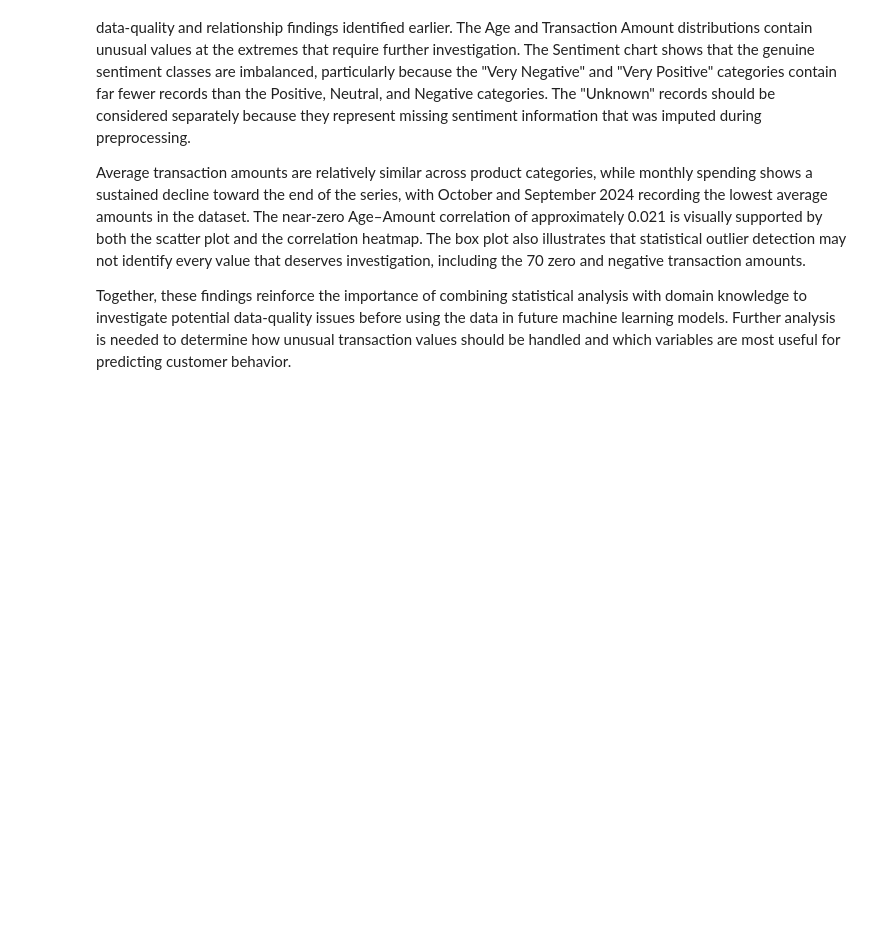
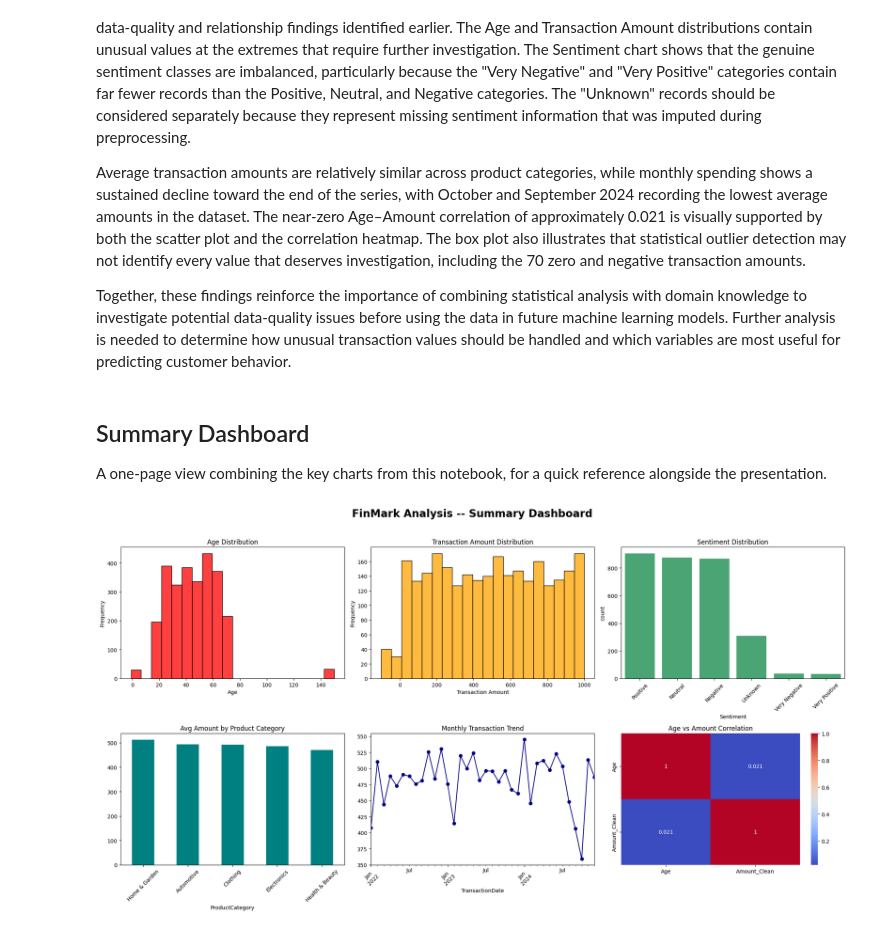
Before and after one commit to lrmabella-pixel/MML-MO-IT162-Team-1, a Jupyter notebook: Terminal_Assessment/final_ml_visualizations.ipynb, the cells around one changed output. Cells and saved outputs as stored; diff of their text form; code cells hidden in the pictures; blank space fills up the shorter version.

```diff
--- a/Terminal_Assessment/final_ml_visualizations.ipynb
+++ b/Terminal_Assessment/final_ml_visualizations.ipynb
@@ -5,9 +5,9 @@ import numpy as np
 import matplotlib.pyplot as plt
 import seaborn as sns
 # Load the three cleaned datasets from Milestone 1 preprocessing
-demographics = pd.read_csv("Week3_Preprocessing_Submission/demographics_clean.csv")
-social = pd.read_csv("Week3_Preprocessing_Submission/social_clean.csv")
-transactions = pd.read_csv("Week3_Preprocessing_Submission/transactions_clean.csv")
+demographics = pd.read_csv("datasets/demographics_clean.csv")
+social = pd.read_csv("datasets/social_clean.csv")
+transactions = pd.read_csv("datasets/transactions_clean.csv")
 # Preview the Demographics dataset to confirm it loaded correctly
 demographics.head()
 # %% [output]
@@ -278,3 +278,41 @@ The visualizations in this notebook extend the Milestone 1 EDA by confirming, an
 Average transaction amounts are relatively similar across product categories, while monthly spending shows a sustained decline toward the end of the series, with October and September 2024 recording the lowest average amounts in the dataset. The near-zero Age–Amount correlation of approximately 0.021 is visually supported by both the scatter plot and the correlation heatmap. The box plot also illustrates that statistical outlier detection may not identify every value that deserves investigation, including the 70 zero and negative transaction amounts.
 
 Together, these findings reinforce the importance of combining statistical analysis with domain knowledge to investigate potential data-quality issues before using the data in future machine learning models. Further analysis is needed to determine how unusual transaction values should be handled and which variables are most useful for predicting customer behavior.
+# %% [markdown]
+## Summary Dashboard
+
+A one-page view combining the key charts from this notebook, for a quick reference alongside the presentation.
+# %%
+fig, axes = plt.subplots(2, 3, figsize=(20, 11))
+fig.suptitle("FinMark Analysis -- Summary Dashboard", fontsize=20, fontweight="bold")
+
+sns.histplot(demographics["Age"].dropna(), bins=20, color="red", ax=axes[0,0])
+axes[0,0].set_title("Age Distribution")
+axes[0,0].set_xlabel("Age")
+axes[0,0].set_ylabel("Frequency")
+
+sns.histplot(transactions["Amount_Clean"].dropna(), bins=20, color="orange", ax=axes[0,1])
+axes[0,1].set_title("Transaction Amount Distribution")
+axes[0,1].set_xlabel("Transaction Amount")
+axes[0,1].set_ylabel("Frequency")
+
+sns.countplot(data=social, x="Sentiment", order=social["Sentiment"].value_counts().index, color="mediumseagreen", ax=axes[0,2])
+axes[0,2].set_title("Sentiment Distribution")
+axes[0,2].tick_params(axis="x", rotation=45)
+
+avg_amount_by_category.plot(kind="bar", color="teal", ax=axes[1,0])
+axes[1,0].set_title("Avg Amount by Product Category")
+axes[1,0].tick_params(axis="x", rotation=45)
+
+monthly_avg_amount.plot(kind="line", marker="o", color="navy", ax=axes[1,1])
+axes[1,1].set_title("Monthly Transaction Trend")
+axes[1,1].tick_params(axis="x", rotation=45)
+
+sns.heatmap(age_amount[["Age", "Amount_Clean"]].corr(), annot=True, cmap="coolwarm", ax=axes[1,2])
+axes[1,2].set_title("Age vs Amount Correlation")
+
+plt.tight_layout(rect=[0, 0, 1, 0.96])
+plt.savefig("visualizations/summary_dashboard.png", dpi=150)
+plt.show()
+# %% [output]
+[figure, added]
```
Also changed, not shown: 2 other files.
